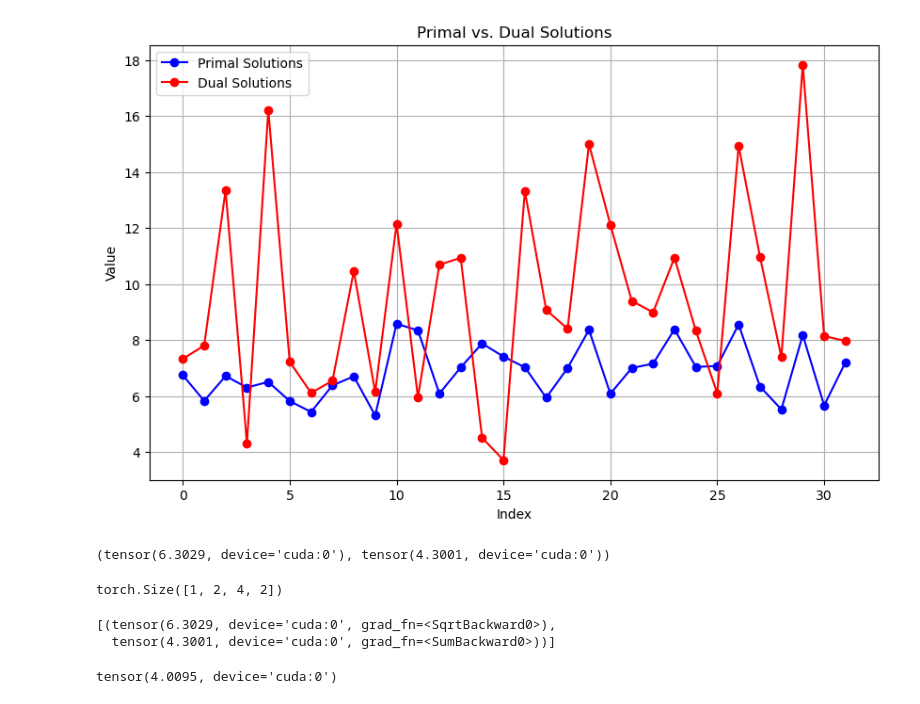
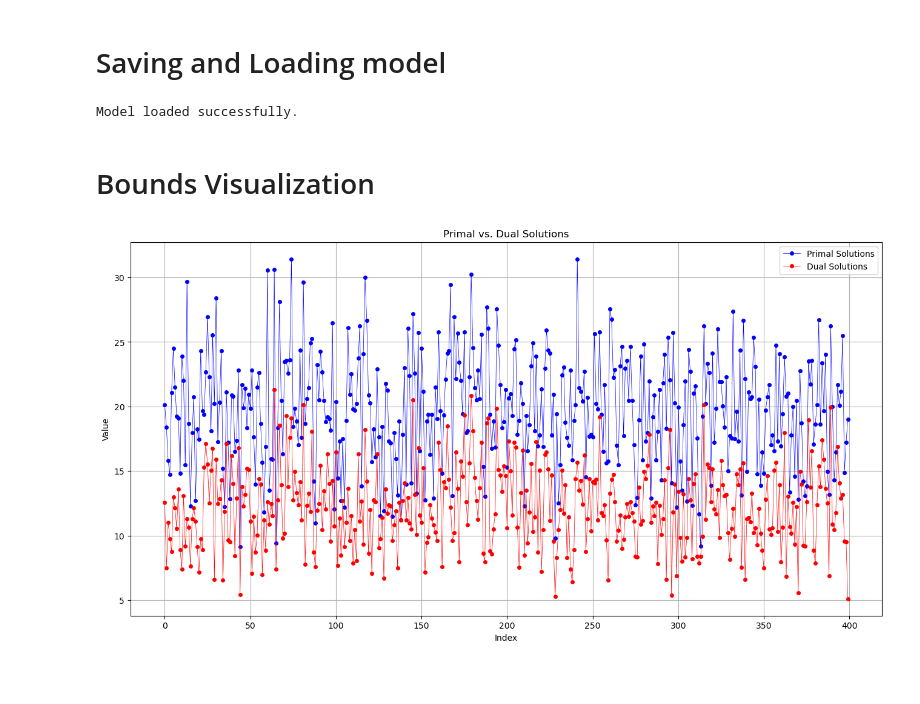
Before and after one commit to HssainAzaqy135/Deep-Learning-Research-project, a Jupyter notebook: Network_Batching_Tests.ipynb, the cells around one changed output. Drawn from its saved outputs; the diff is of its cells as text; code cells hidden in the pictures; blank space fills up the shorter version.

```diff
--- a/Network_Batching_Tests.ipynb
+++ b/Network_Batching_Tests.ipynb
@@ -52,7 +53,7 @@ class Base_Wasser_NN(nn.Module):
         results = []
         for i in range(batch_size):
             # Compute distance matrix for the i-th element in the batch
-            distances_mat = compute_distance_matrix(vecs1=vecs1[i], vecs2=vecs2[i])  # Shape: (n, n)
+            distances_mat = torch.cdist(vecs1[i], vecs2[i], p=2)  # Shape: (n, n)
 
             # Separate the i-th prediction output into its components
             single_pred = pred[i]
@@ -130,18 +132,18 @@ def test_model(model, dataloader, loss_fn):
     return avg_loss
 # %%
 # Define parameters
-count = 1500
+count = 2000
 d = 2
 n = 4
 seed = 16
 device = torch.device("cuda" if torch.cuda.is_available() else "cpu")
-coords_max = 3
+coords_max = 10
 
 # Generate train and test batches
 train_batches, test_batches = generate_train_test_split(count=count, dim=d, n=n, device=device, coord_max=coords_max, test_size=0.2, seed=seed)
 
 # Create DataLoaders
-batch_size = 32  # Define batch size
+batch_size = 16  # Define batch size
 train_dataset = TensorDataset(train_batches)
 test_dataset = TensorDataset(test_batches)
 train_loader = DataLoader(train_dataset, batch_size=batch_size, shuffle=True)
@@ -154,14 +156,19 @@ lr = 1e-2
 optimizer = torch.optim.SGD(model.parameters(), lr=lr)
 
 # Training and testing loop
-epochs = 10
+epochs = 100
 for t in range(epochs):
     print(f"Epoch {t + 1}\n-------------------------------")
+    start_time = time.time()
     # Training
     train_model(model, train_loader, loss_fn, optimizer)
     # Testing
     avg_loss = test_model(model, test_loader, loss_fn)
     print(f"Average Test Loss: {avg_loss:.4f}")
+
+    end_time = time.time()
+    epoch_duration = end_time - start_time
+    print(f"Epoch Run time: {epoch_duration:.2f} seconds.\n")
     print("-------------------------------")
 
 print("Done!")
@@ -176,46 +193,56 @@ KeyboardInterrupt:
+# %% [markdown]
+# Saving and Loading model
+# %%
+model_path = "Trained_models/Basic_net_100_ep.pt"
+torch.save(model.state_dict(), model_path)
+# %%
+# Loading the model
+model = Base_Wasser_NN(n=n, d=d).to(device)
+model.load_state_dict(torch.load(model_path))
+model.eval()
+print("Model loaded successfully.")
+# %% [output]
+Model loaded successfully.
+# %% [markdown]
+# Bounds Visualization
 # %%
 # Set up lists to hold primal and dual solutions
 primal_solutions = []
 dual_solutions = []
-
 model.eval()  # Set the model to evaluation mode
 with torch.no_grad():  # Disable gradient computation for efficiency
     for batch in test_loader:
         sets = batch[0].to(device)
 
         # Get batched primal and dual solutions
         sets_results = model.predict_interval(sets)
 
         # Separate primal and dual solutions
         for sol_prim, sol_dual in sets_results:
             primal_solutions.append(sol_prim.item())  # Assuming sol_prim is a tensor
             dual_solutions.append(sol_dual.item())    # Assuming sol_dual is a tensor
 
-        # Since we are breaking after the first batch, we can exit the loop here
-        break  # Remove this line if you want to process more batches
+        # # Since we are breaking after the first batch, we can exit the loop here
+        # break  # Remove this line if you want to process more batches
 
 # Convert to numpy arrays for easier plotting
 primal_solutions = np.array(primal_solutions)
 dual_solutions = np.array(dual_solutions)
 
 # Plotting the results
-plt.figure(figsize=(10, 6))
+plt.figure(figsize=(16, 8))
 
 # Plot primal solutions in blue
-plt.plot(primal_solutions, label='Primal Solutions', color='blue', marker='o', linestyle='-')
+plt.plot(primal_solutions, label='Primal Solutions', color='blue', marker='o', linestyle='-',linewidth = 0.5,markersize = 4)
 
 # Plot dual solutions in red
-plt.plot(dual_solutions, label='Dual Solutions', color='red', marker='o', linestyle='-')
+plt.plot(dual_solutions, label='Dual Solutions', color='red', marker='o', linestyle='-',linewidth = 0.5,markersize = 4)
 
 plt.title('Primal vs. Dual Solutions')
 plt.xlabel('Index')
 plt.ylabel('Value')
 plt.grid(True)
 plt.legend()
 plt.show()
 # %% [output]
-[figure, old version]
+[figure, new version]
-# %%
-all_results[3]
-# %% [output]
-(tensor(6.3029, device='cuda:0'), tensor(4.3001, device='cuda:0'))
@@ -227,13 +248,0 @@ for batch in test_loader:
-# %%
-vecs.unsqueeze(0).shape
-# %% [output]
-torch.Size([1, 2, 4, 2])
-# %%
-model.predict_interval(vecs.unsqueeze(0))
-# %% [output]
-[(tensor(6.3029, device='cuda:0', grad_fn=<SqrtBackward0>),
-  tensor(4.3001, device='cuda:0', grad_fn=<SumBackward0>))]
-# %%
-wass_hungarian(vecs)
-# %% [output]
-tensor(4.0095, device='cuda:0')
```
Also changed, not shown: parts of 13 cells of this notebook, 2 other files.
